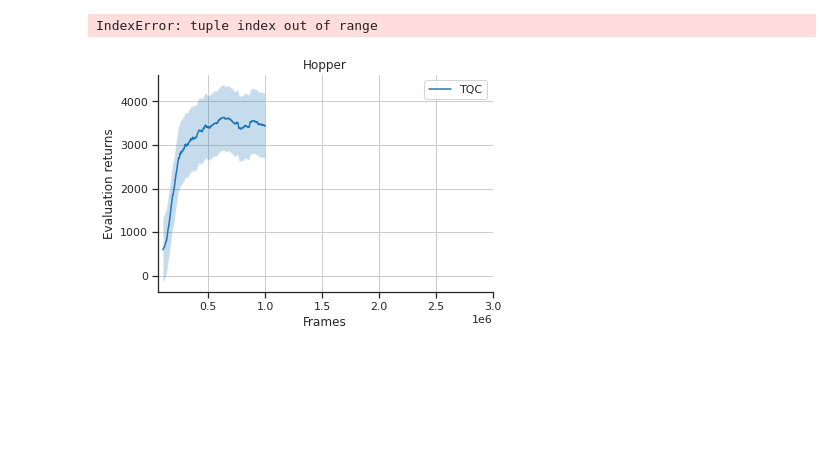
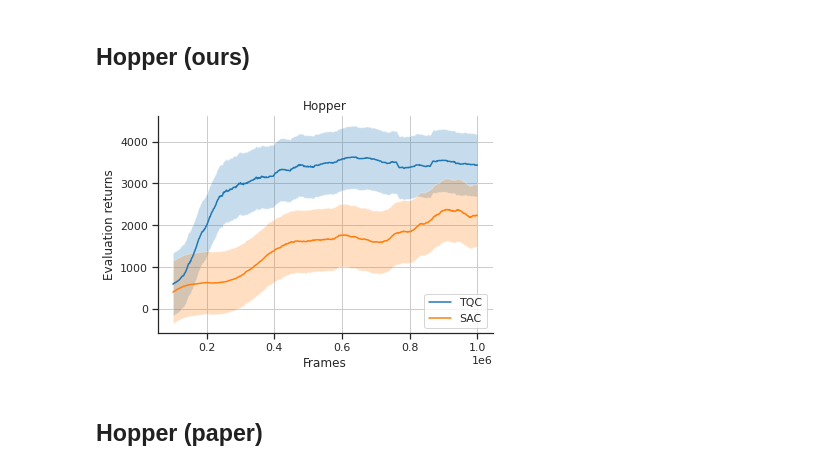
Before and after one commit to julesdubr/iar_tqc, a Jupyter notebook: plot.ipynb, the cells around one changed output. Saved outputs shown, nothing was run; the diff lists cells and outputs as text; code cells hidden in the pictures; blank space fills up the shorter version.

```diff
--- a/plot.ipynb
+++ b/plot.ipynb
@@ -9,6 +9,8 @@ from os.path import isdir, join
 
 import pickle as pk
 import glob
+# %% [markdown]
+## Hopper (ours)
 # %%
 env = "Hopper-v3"
 cdir = f"logs/{env}/"
@@ -15,3 +20,0 @@ cdir = f"logs/{env}/"
-# %%
-with open("tqc_curves.pkl", "rb") as f:
-    tqc_curves = pk.load(f)
@@ -39,42 +38,39 @@ for d in listdir(cdir):
 
 mask_size = 100
 
-tqc_mean = np.mean(tqc_rewards, axis=(0,2))
-tqc_serie = pd.Series(tqc_mean)
-tqc_smoothed = tqc_serie.rolling(mask_size).mean()
-tqc_std = tqc_smoothed.std()
+tqc_mean = smooth(np.mean(tqc_rewards, axis=(0,2)), mask_size=mask_size)
+tqc_std = tqc_mean.std()
 
-# sac_mean = np.mean(sac_rewards, axis=(0,2))
-# sac_serie = pd.Series(sac_mean)
-# sac_convolved = sac_serie.rolling(mask_size).mean()
-# sac_std = sac_convolved.std()
+sac_mean = smooth(np.mean(sac_rewards, axis=(0,2)), mask_size=mask_size)
+sac_std = tqc_mean.std()
-# %% [output]
-IndexError: tuple index out of range
 # %%
 custom_params = {
     "axes.grid": True,
     "axes.spines.right": False,
     "axes.spines.top": False,
 }
 sns.set_theme(style="ticks", palette="tab10", rc=custom_params)
 
 fig, ax = plt.subplots()
 
-ax.plot(timesteps, tqc_smoothed, label="TQC")
-ax.fill_between(timesteps, tqc_smoothed + tqc_std, tqc_smoothed - tqc_std, alpha=0.25)
+ax.plot(timesteps, tqc_mean, label="TQC")
+ax.fill_between(timesteps, tqc_mean + tqc_std, tqc_mean - tqc_std, alpha=0.25)
 
-# ax.plot(timesteps, sac_convolved, label="SAC")
-# ax.fill_between(timesteps, sac_convolved + sac_std, sac_convolved - sac_std, alpha=0.25)
+ax.plot(timesteps, sac_mean, label="SAC")
+ax.fill_between(timesteps, sac_mean + sac_std, sac_mean - sac_std, alpha=0.25)
 
 ax.set_title(env[:-3])
 ax.set_xlabel("Frames")
 ax.set_ylabel("Evaluation returns")
-ax.set_xlim(xmax=3e6)
-ax.legend()
+ax.legend(loc='lower right')
+# ax.set_xlim(xmax=3e6)
+# ax.legend(loc='upper right')
 
 fig.show()
 fig.savefig(
     f"plots/{env[:-3].lower()}_tqc_sac_smoothed.png", facecolor="white", transparent=False
 )
 # %% [output]
-[figure, old version]
+[figure, new version]
+# %% [markdown]
+## Hopper (paper)
```
Also changed, not shown: parts of 4 cells of this notebook, 10 other files.
